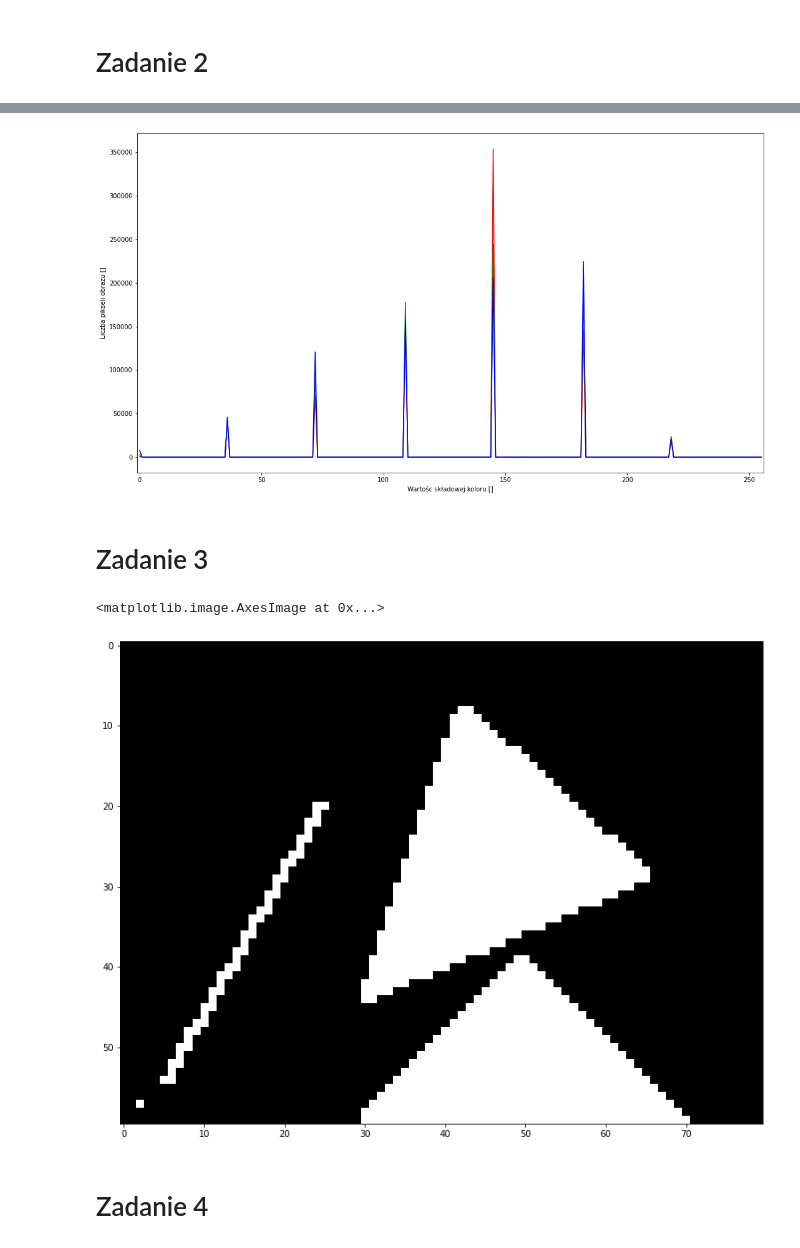
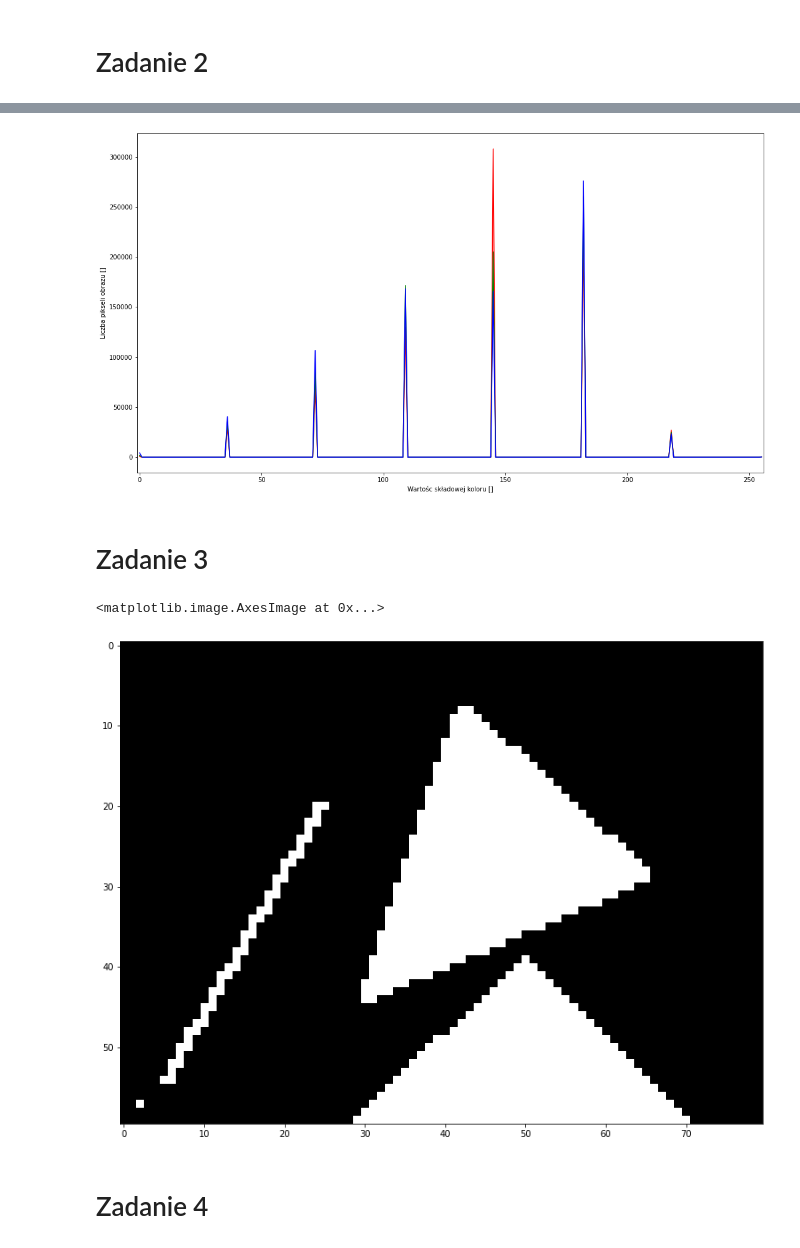
Before and after one commit to Pasti29/inzynieria-obrazow, a Jupyter notebook: lab6/rozwiazania.ipynb, the cells around one changed output, grey strips where cells are left out. Drawn from its saved outputs; the diff is of its cells as text; code cells hidden in the pictures.

```diff
--- a/lab6/rozwiazania.ipynb
+++ b/lab6/rozwiazania.ipynb
@@ -84,10 +84,10 @@ for y in range(output.shape[0] - 1):
             newpixel = find_closest_palette_color(oldpixel[i], 8)
             output[y][x][i] = newpixel
             quant_error = oldpixel[i] - newpixel
-            output[y][x + 1] = output[y][x + 1] + quant_error * 7 / 16
-            output[y + 1][x - 1] = output[y + 1][x - 1] + quant_error * 3 / 16
-            output[y + 1][x] = output[y + 1][x] + quant_error * 5 / 16
-            output[y + 1][x + 1]
+            output[y][x + 1][i] = output[y][x + 1][i] + quant_error * 7 / 16
+            output[y + 1][x - 1][i] = output[y + 1][x - 1][i] + quant_error * 3 / 16
+            output[y + 1][x][i] = output[y + 1][x][i] + quant_error * 5 / 16
+            output[y + 1][x + 1][i] = output[y + 1][x + 1][i] + quant_error * 1 / 16
 
 numpy.clip(output, 0, 255)
 output = output.astype(dtype=numpy.uint8)
@@ -104,7 +112,7 @@ for i, col in enumerate(color):
     pyplot.xlabel('Wartośc składowej koloru []')
     pyplot.ylabel('Liczba pikseli obrazu []')
 # %% [output]
-[figure, old version]
+[figure, new version]
 # %% [markdown]
 # Zadanie 3
 # %%
@@ -177,35 +185,35 @@ def draw_triangle(image, a, b, c):
     y_min = min(a.y, b.y, c.y)
     y_max = max(a.y, b.y, c.y)
     for x_i in range(x_min, x_max):
         for y_i in range(y_min, y_max):
             p = Point(x_i, y_i)
             lambda_0 = calc_area(a, b, p)
             lambda_1 = calc_area(b, c, p)
             lambda_2 = calc_area(c, a, p)
             if (lambda_0 ^ lambda_1) >= 0 and (lambda_1 ^ lambda_2) >= 0:
                 draw_point(image, p.x, p.y)
 
 #
 # Rysowanie
 #
 draw_point(image, 2, 2)
 draw_line(image, 5, 5, 25, 40)
 a = Point(30, 15)
 b = Point(65, 30)
 c = Point(42, 51)
 draw_triangle(image, a, b, c)
-a = Point(30, 0)
+a = Point(29, 0)
 b = Point(70, 0)
 c = Point(50, 20)
 draw_triangle(image, a, b, c)
 
 #
 # Wyświetlenie
 #
 pyplot.imshow(image)
 # %% [output]
 <matplotlib.image.AxesImage at 0x...>
-[figure, old version]
+[figure, new version]
 # %% [markdown]
 # Zadanie 4
 # %%
```
Also changed, not shown: parts of 2 cells of this notebook.
